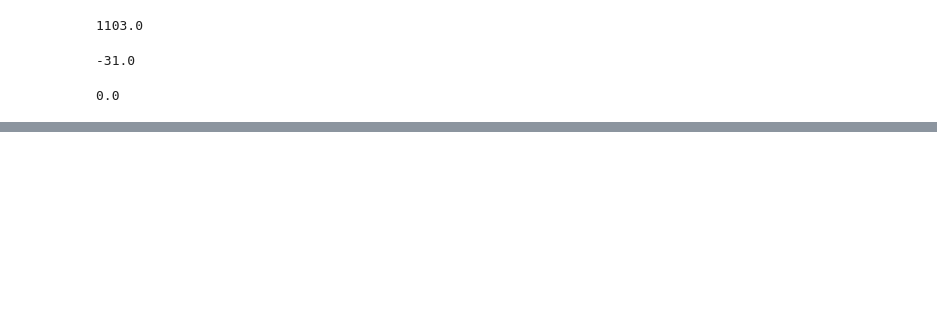
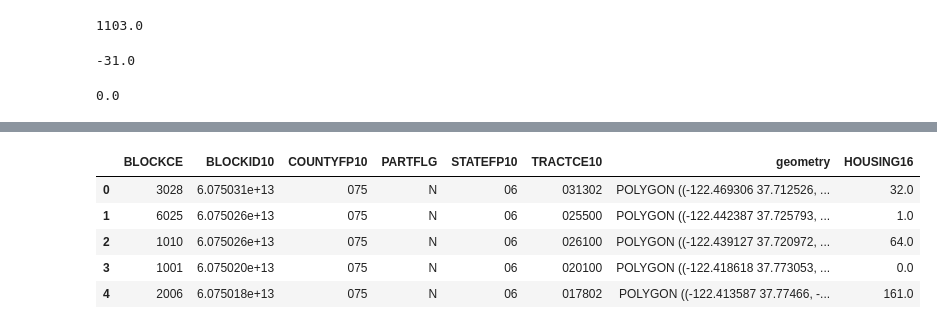
Before and after one commit to alex-mucci/Transit-Casa-Share, a Jupyter notebook: Notebooks/Pivot Housing Units from 2010 to 2016 .ipynb, the cells around one changed output, grey strips where cells are left out. Drawn from its saved outputs; the diff is of its cells as text; code cells hidden in the pictures; blank space fills up the shorter version.

```diff
--- a/Notebooks/Pivot Housing Units from 2010 to 2016 .ipynb
+++ b/Notebooks/Pivot Housing Units from 2010 to 2016 .ipynb
@@ -163,0 +163,14 @@ hu16.to_file('E:/Transit-Casa-Alex/Input/Population and Housing Units (Blocks)/2
+# %%
+hu16_geo = gp.GeoDataFrame(columns =hu16.columns,crs = hu16.crs)
+# %%
+for column in hu16.columns:
+        hu16_geo[column] = hu16[column]
+# %%
+hu16_geo.head()
+# %% [output]
+|  | BLOCKCE | BLOCKID10 | COUNTYFP10 | PARTFLG | STATEFP10 | TRACTCE10 | geometry | HOUSING16 |
+| 0 | 3028 | 6.075031e+13 | 075 | N | 06 | 031302 | POLYGON ((-122.469306 37.712526, ... | 32.0 |
+| 1 | 6025 | 6.075026e+13 | 075 | N | 06 | 025500 | POLYGON ((-122.442387 37.725793, ... | 1.0 |
+| 2 | 1010 | 6.075026e+13 | 075 | N | 06 | 026100 | POLYGON ((-122.439127 37.720972, ... | 64.0 |
+| 3 | 1001 | 6.075020e+13 | 075 | N | 06 | 020100 | POLYGON ((-122.418618 37.773053, ... | 0.0 |
+| 4 | 2006 | 6.075018e+13 | 075 | N | 06 | 017802 | POLYGON ((-122.413587 37.77466, -... | 161.0 |
```
Also changed, not shown: parts of 4 cells of this notebook, 3 other files.
